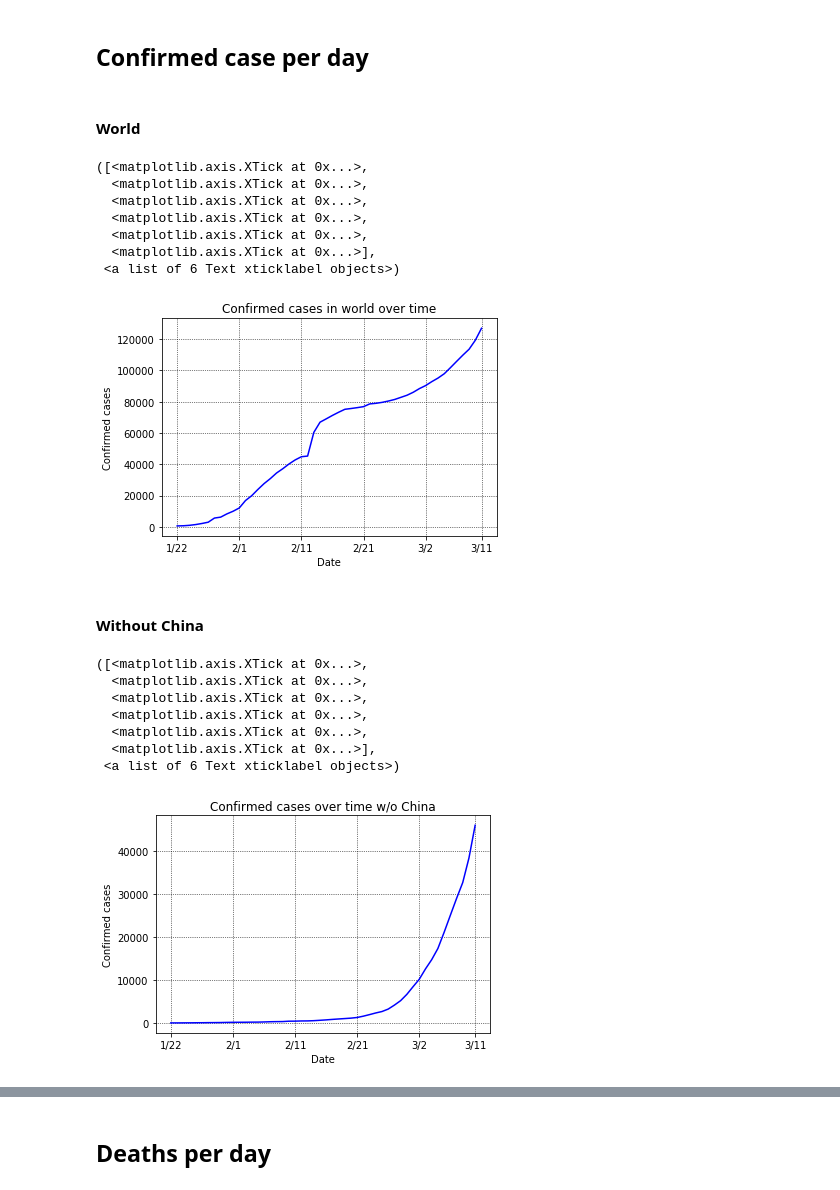
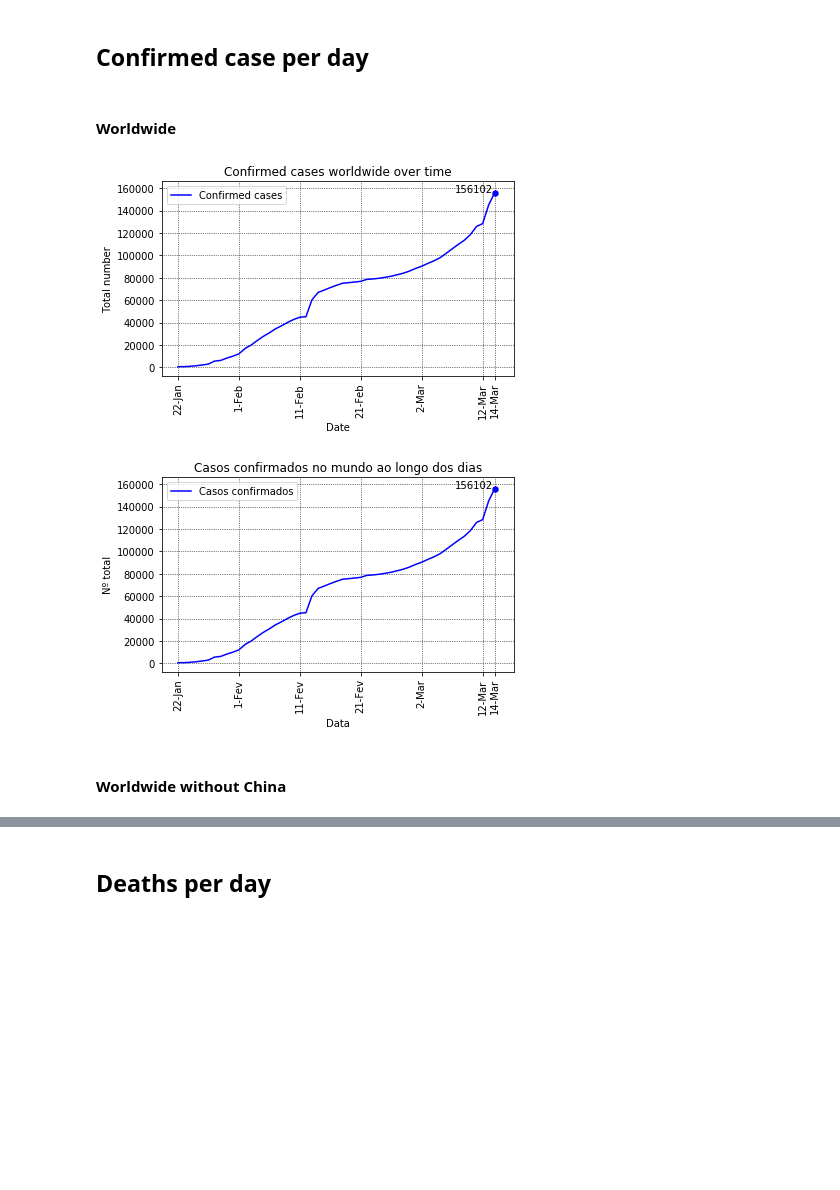
Before and after one commit to paaatcha/covid-19, a Jupyter notebook: analysis.ipynb, the cells around one changed output, grey strips where cells are left out. Drawn from its saved outputs; the diff is of its cells as text; code cells hidden in the pictures; blank space fills up the shorter version.

```diff
--- a/analysis.ipynb
+++ b/analysis.ipynb
@@ -81,55 +134,19 @@ Total number of recovered cases: 5370.0
 # %% [markdown]
 ## Confirmed case per day
 # %% [markdown]
-#### World
+#### Worldwide
-# %%
-covid19_per_date = all_covid19.groupby('Date').sum()[['Confirmed', 'Deaths', 'Recovered']]
-
-plt.plot(covid19_per_date["Confirmed"].values, color="b")
-plt.grid(color='black', linestyle='dotted', linewidth=0.7)
-# plt.axis((0.9,10.1,60,90))
-# plt.legend(['Confirmed cases'], loc='upper left')
-plt.xlabel("Date")
-plt.ylabel("Confirmed cases")
-plt.title("Confirmed cases in world over time")
-ticks_pos = [i for i in range(0,50,10)]
-ticks_pos.append(49)
-ticks_name = ["{}/{}".format(covid19_per_date.iloc[i].name.to_pydatetime().month,
-                             covid19_per_date.iloc[i].name.to_pydatetime().day) for i in ticks_pos]
-plt.xticks(ticks_pos, ticks_name)
-# %% [output]
-([<matplotlib.axis.XTick at 0x...>,
-  <matplotlib.axis.XTick at 0x...>,
-  <matplotlib.axis.XTick at 0x...>,
-  <matplotlib.axis.XTick at 0x...>,
-  <matplotlib.axis.XTick at 0x...>,
-  <matplotlib.axis.XTick at 0x...>],
- <a list of 6 Text xticklabel objects>)
-[figure, removed]
+# %%
+covid19_per_date = all_covid19.groupby('Date').sum()[['Confirmed', 'Deaths', 'Recovered']]
+
+# EN
+plot_cases (covid19_per_date, "Confirmed", "b", "Confirmed cases worldwide over time",
+            "Confirmed cases", "Date", "Total number", "figures/en/conf_cases_worldwide.png")
+
+# PT
+plot_cases (covid19_per_date, "Confirmed", "b", "Casos confirmados no mundo ao longo dos dias",
+            "Casos confirmados", "Data", "Nº total", "figures/pt/casos_conf_mundo.png", 'pt')
+# %% [output]
+[figure, added]
+[figure, added]
 # %% [markdown]
-#### Without China
+#### Worldwide without China
-# %%
-covid19_per_date_no_china = all_covid19[all_covid19['Country/Region'] != 'China']
-covid19_per_date_no_china = covid19_per_date_no_china.groupby('Date').sum()[['Confirmed', 'Deaths', 'Recovered']]
-
-plt.plot(covid19_per_date_no_china["Confirmed"].values, color="b")
-plt.grid(color='black', linestyle='dotted', linewidth=0.7)
-# plt.axis((0.9,10.1,60,90))
-# plt.legend(['Confirmed cases'], loc='upper left')
-plt.xlabel("Date")
-plt.ylabel("Confirmed cases")
-plt.title("Confirmed cases over time w/o China")
-ticks_pos = [i for i in range(0,50,10)]
-ticks_pos.append(49)
-ticks_name = ["{}/{}".format(covid19_per_date_no_china.iloc[i].name.to_pydatetime().month,
-                             covid19_per_date_no_china.iloc[i].name.to_pydatetime().day) for i in ticks_pos]
-plt.xticks(ticks_pos, ticks_name)
-# %% [output]
-([<matplotlib.axis.XTick at 0x...>,
-  <matplotlib.axis.XTick at 0x...>,
-  <matplotlib.axis.XTick at 0x...>,
-  <matplotlib.axis.XTick at 0x...>,
-  <matplotlib.axis.XTick at 0x...>,
-  <matplotlib.axis.XTick at 0x...>],
- <a list of 6 Text xticklabel objects>)
-[figure, removed]
```
Also changed, not shown: parts of 106 cells of this notebook, 19 other files.
